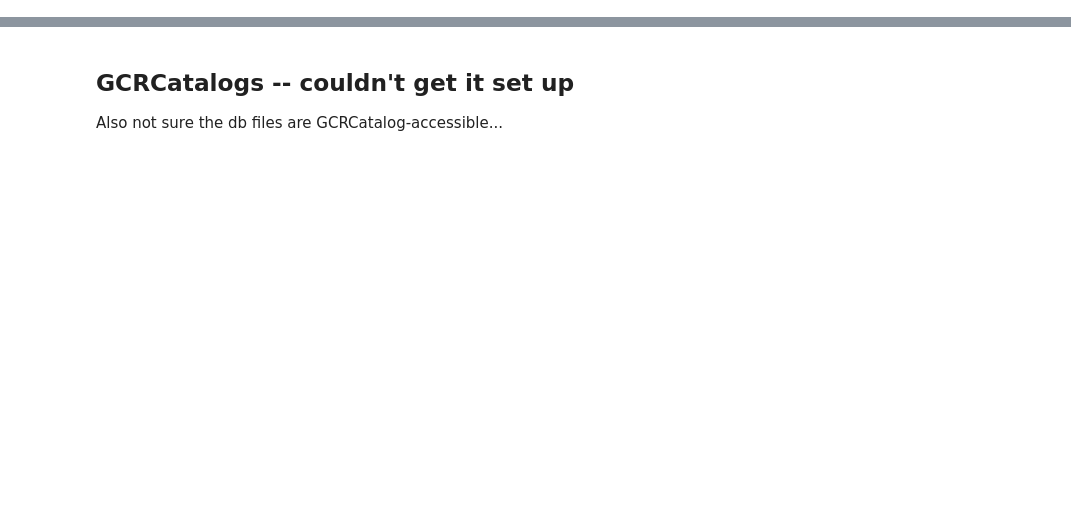
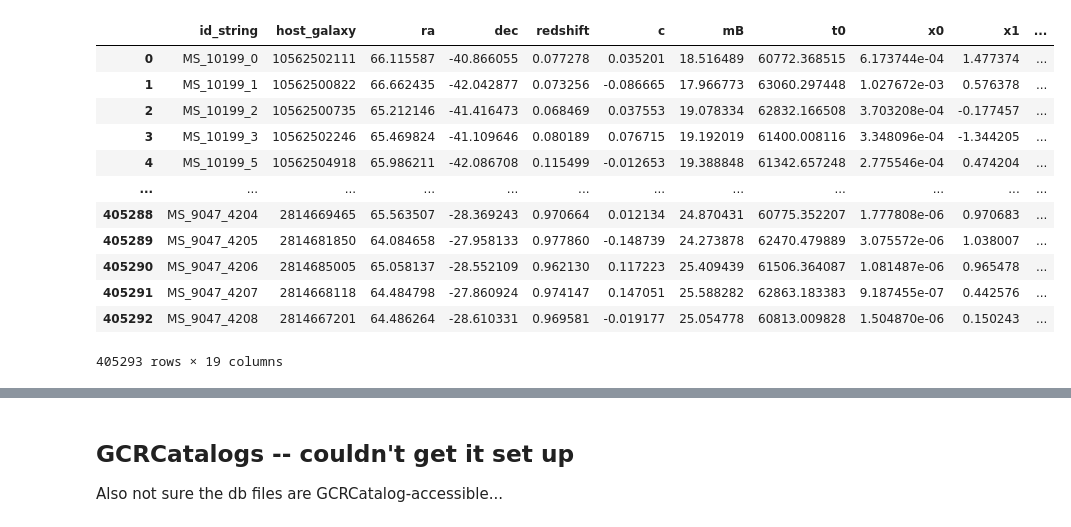
Before and after one commit to rubin-dp0/cst-dev, a Jupyter notebook: MLG_sandbox/DP02/explore_desc_new_truth_tables.ipynb, the cells around one changed output, grey strips where cells are left out. Cells and saved outputs as stored; diff of their text form; code cells hidden in the pictures; blank space fills up the shorter version.

```diff
--- a/MLG_sandbox/DP02/explore_desc_new_truth_tables.ipynb
+++ b/MLG_sandbox/DP02/explore_desc_new_truth_tables.ipynb
@@ -16,0 +174,6 @@ import time
+# %%
+pfnm_sn_sum = '/project/jchiang/Run2.2i/truth/SNe/truth_sn_summary_v1-0-0.parquet'
+pfnm_sn_var = '/project/jchiang/Run2.2i/truth/SNe/truth_sn_variability_v1-0-0.parquet'
+# %%
+%%time
+result_sn_sum = pd.read_parquet(pfnm_sn_sum)
@@ -16,0 +183,16 @@ import time
+# %%
+result_sn_sum
+# %% [output]
+|  | id_string | host_galaxy | ra | dec | redshift | c | mB | t0 | x0 | x1 | ... |
+| 0 | MS_10199_0 | 10562502111 | 66.115587 | -40.866055 | 0.077278 | 0.035201 | 18.516489 | 60772.368515 | 6.173744e-04 | 1.477374 | ... |
+| 1 | MS_10199_1 | 10562500822 | 66.662435 | -42.042877 | 0.073256 | -0.086665 | 17.966773 | 63060.297448 | 1.027672e-03 | 0.576378 | ... |
+| 2 | MS_10199_2 | 10562500735 | 65.212146 | -41.416473 | 0.068469 | 0.037553 | 19.078334 | 62832.166508 | 3.703208e-04 | -0.177457 | ... |
+| 3 | MS_10199_3 | 10562502246 | 65.469824 | -41.109646 | 0.080189 | 0.076715 | 19.192019 | 61400.008116 | 3.348096e-04 | -1.344205 | ... |
+| 4 | MS_10199_5 | 10562504918 | 65.986211 | -42.086708 | 0.115499 | -0.012653 | 19.388848 | 61342.657248 | 2.775546e-04 | 0.474204 | ... |
+| ... | ... | ... | ... | ... | ... | ... | ... | ... | ... | ... | ... |
+| 405288 | MS_9047_4204 | 2814669465 | 65.563507 | -28.369243 | 0.970664 | 0.012134 | 24.870431 | 60775.352207 | 1.777808e-06 | 0.970683 | ... |
+| 405289 | MS_9047_4205 | 2814681850 | 64.084658 | -27.958133 | 0.977860 | -0.148739 | 24.273878 | 62470.479889 | 3.075572e-06 | 1.038007 | ... |
+| 405290 | MS_9047_4206 | 2814685005 | 65.058137 | -28.552109 | 0.962130 | 0.117223 | 25.409439 | 61506.364087 | 1.081487e-06 | 0.965478 | ... |
+| 405291 | MS_9047_4207 | 2814668118 | 64.484798 | -27.860924 | 0.974147 | 0.147051 | 25.588282 | 62863.183383 | 9.187455e-07 | 0.442576 | ... |
+| 405292 | MS_9047_4208 | 2814667201 | 64.486264 | -28.610331 | 0.969581 | -0.019177 | 25.054778 | 60813.009828 | 1.504870e-06 | 0.150243 | ... |
+405293 rows × 19 columns
```
Also changed, not shown: parts of 48 cells of this notebook.
